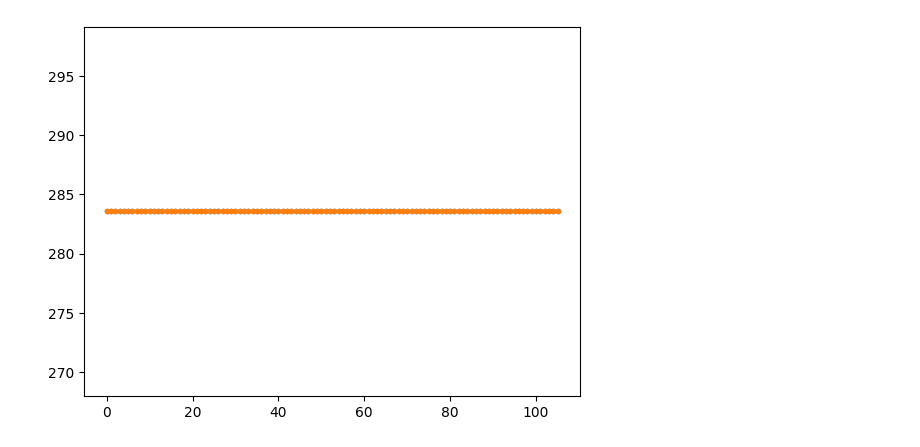
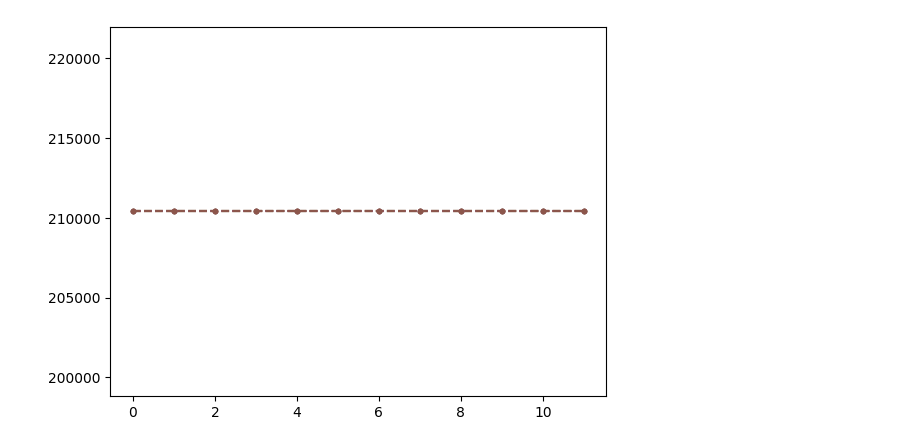
Before and after one commit to toddmmendenhall/mhd, a Jupyter notebook: docs/atmosphere.ipynb, the cells around one changed output. Drawn from its saved outputs; the diff is of its cells as text; code cells hidden in the pictures.

```diff
--- a/docs/atmosphere.ipynb
+++ b/docs/atmosphere.ipynb
@@ -1,13 +1,13 @@
 # %%
 import matplotlib.pyplot as plt
 import numpy as np
 
-for i in [0, 686]:
+for i in range(6):
     filename = f'../build/results_{i}.csv'
-    data = np.loadtxt(filename, delimiter=',')
-    rho = data.transpose()[8]
+    data = np.loadtxt(filename, delimiter=',', skiprows=2)
+    rho = data.transpose()[6]
     plt.plot(rho, '.--')
 
 plt.show()
 # %% [output]
-[figure, old version]
+[figure, new version]
```
Also changed, not shown: 19 other files.
